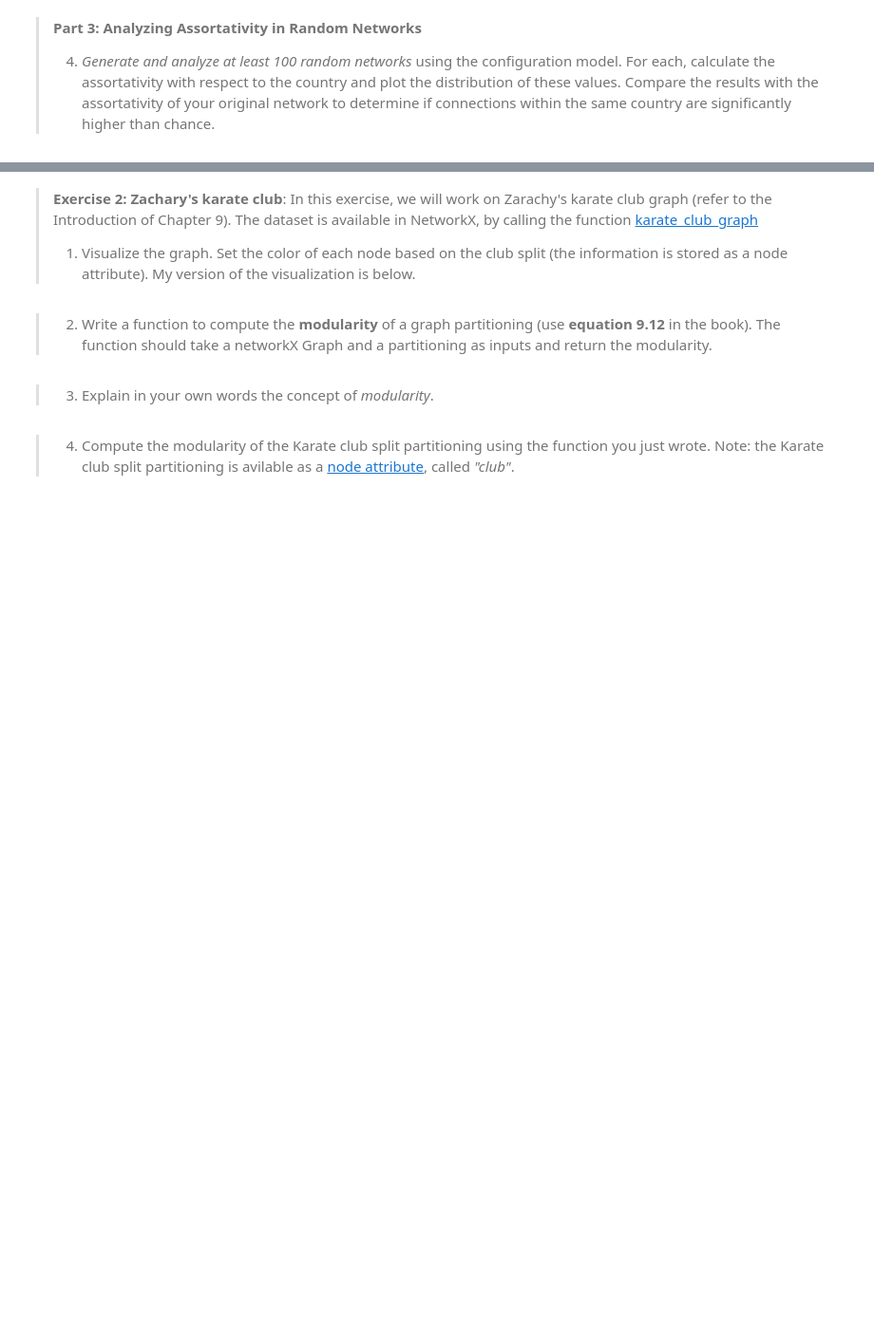
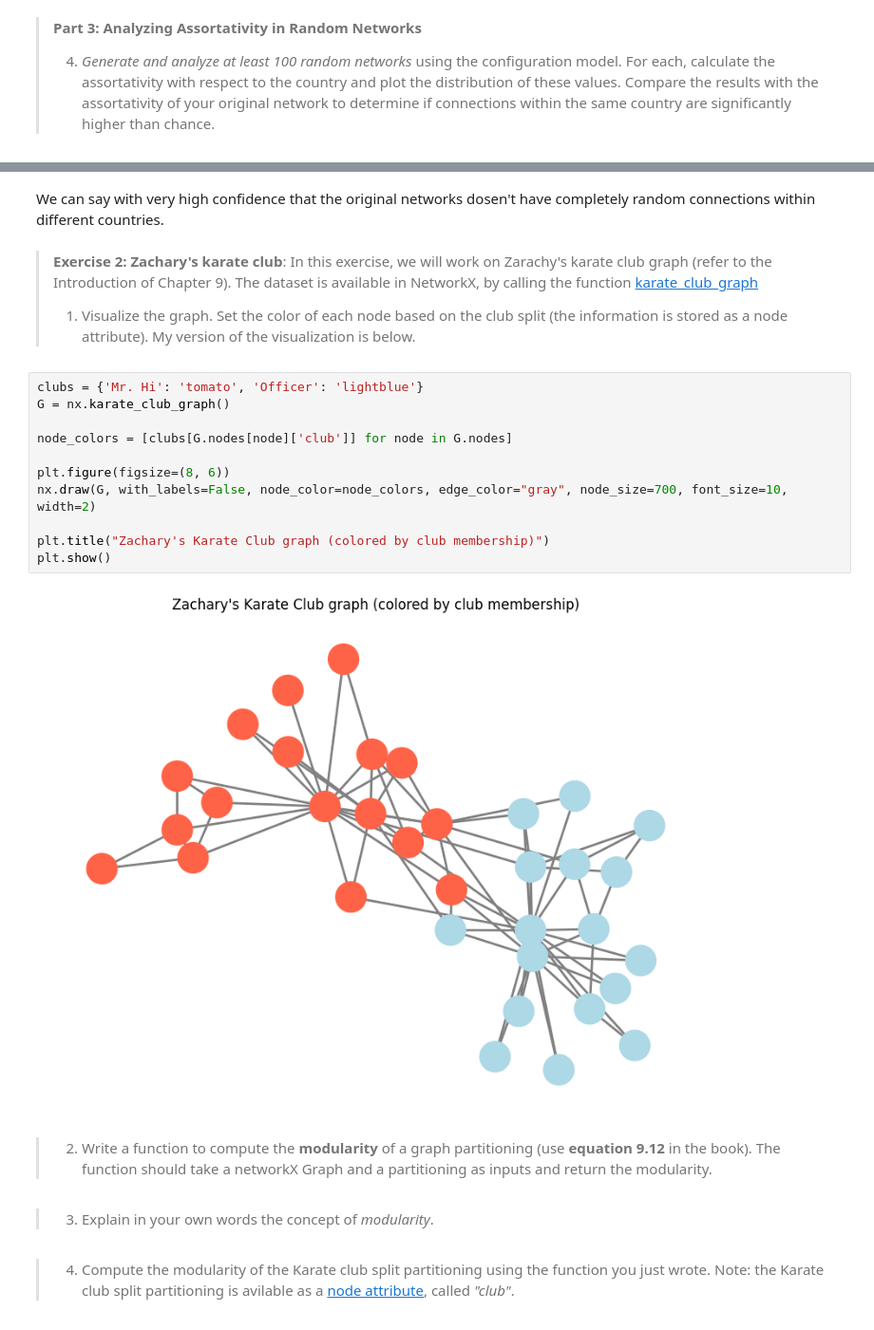
Before and after one commit to katinka314/CSS_project2, a Jupyter notebook: Part 2.ipynb, the cells around one changed output, grey strips where cells are left out. Shown at 95% size. Saved outputs shown, nothing was run; the diff lists cells and outputs as text; blank space fills up the shorter version.

```diff
--- a/Part 2.ipynb
+++ b/Part 2.ipynb
@@ -30,7 +394,22 @@ These exercises are taken from Week 6: __Exercise 1: Mixing Patterns and Assorta
+# %% [markdown]
+We can say with very high confidence that the original networks dosen't have completely random connections within different countries.
 # %% [markdown]
 > __Exercise 2: Zachary's karate club__: In this exercise, we will work on Zarachy's karate club graph (refer to the Introduction of Chapter 9). The dataset is available in NetworkX, by calling the function [karate_club_graph](https://networkx.org/documentation/stable//auto_examples/graph/plot_karate_club.html)
 >
 > 1. Visualize the graph. Set the color of each node based on the club split (the information is stored as a node attribute). My version of the visualization is below.
+# %%
+clubs = {'Mr. Hi': 'tomato', 'Officer': 'lightblue'}
+G = nx.karate_club_graph()
+
+node_colors = [clubs[G.nodes[node]['club']] for node in G.nodes]
+
+plt.figure(figsize=(8, 6))
+nx.draw(G, with_labels=False, node_color=node_colors, edge_color="gray", node_size=700, font_size=10, width=2)
+
+plt.title("Zachary's Karate Club graph (colored by club membership)")
+plt.show()
+# %% [output]
+[figure, added]
 # %% [markdown]
 > 2. Write a function to compute the __modularity__ of a graph partitioning (use **equation 9.12** in the book). The function should take a networkX Graph and a partitioning as inputs and return the modularity.
 # %% [markdown]
```
Also changed, not shown: parts of 24 cells of this notebook.
